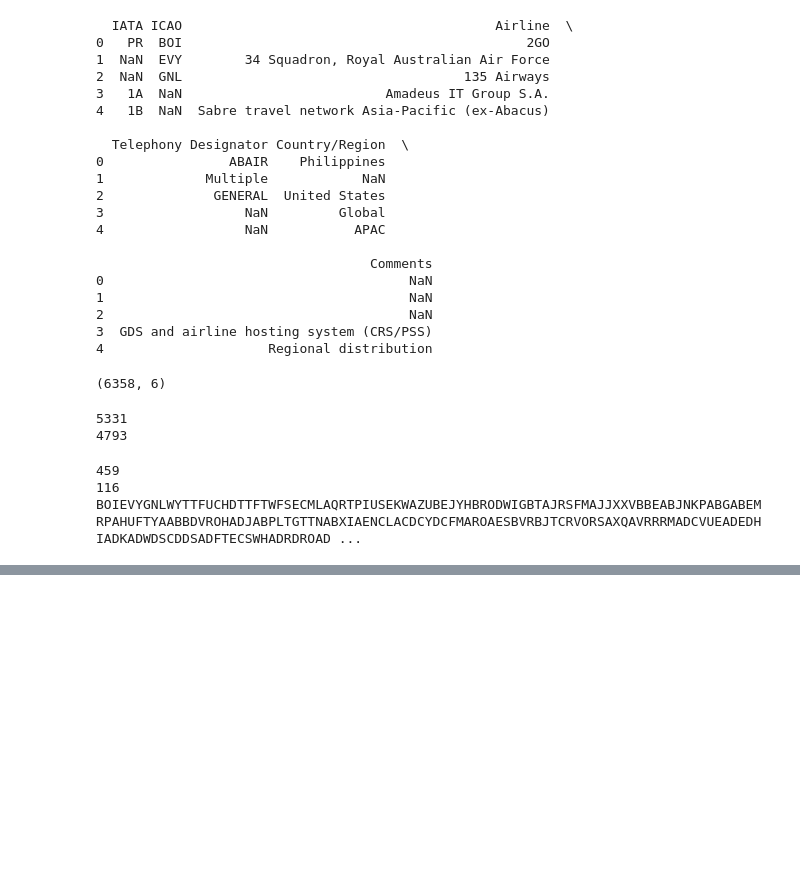
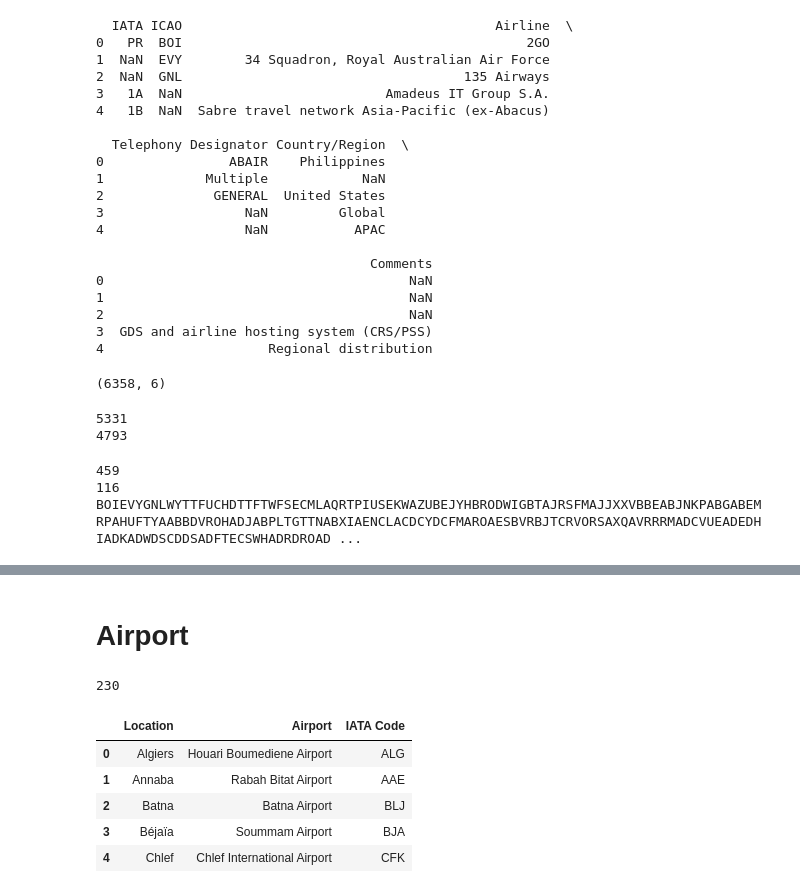
Before and after one commit to FellanNokes/Flight_Punctuality_Analytics_Lab, a Jupyter notebook: EDA/wikipedia_scrape.ipynb, the cells around one changed output, grey strips where cells are left out. Cells and saved outputs as stored; diff of their text form; code cells hidden in the pictures; blank space fills up the shorter version.

```diff
--- a/EDA/wikipedia_scrape.ipynb
+++ b/EDA/wikipedia_scrape.ipynb
@@ -71,3 +66,5 @@ df_airlines.head()
 | 2 | NaN | GNL | 135 Airways | GENERAL | United States | NaN |
 | 3 | 1A | NaN | Amadeus IT Group S.A. | NaN | Global | GDS and airline hosting system (C... |
 | 4 | 1B | NaN | Sabre travel network Asia-Pacific... | NaN | APAC | Regional distribution |
+# %% [markdown]
+# Airport
@@ -73,0 +79,19 @@ df_airlines.head()
+# %%
+from io import StringIO
+import pandas as pd
+
+tables = pd.read_html(StringIO(resp.text))
+print(len(tables))
+# %% [output]
+230
+# %%
+df_airports = tables[1]
+
+df_airports.head()
+# %% [output]
+|  | Location | Airport | IATA Code |
+| 0 | Algiers | Houari Boumediene Airport | ALG |
+| 1 | Annaba | Rabah Bitat Airport | AAE |
+| 2 | Batna | Batna Airport | BLJ |
+| 3 | Béjaïa | Soummam Airport | BJA |
+| 4 | Chlef | Chlef International Airport | CFK |
```
Also changed, not shown: parts of 7 cells of this notebook.
